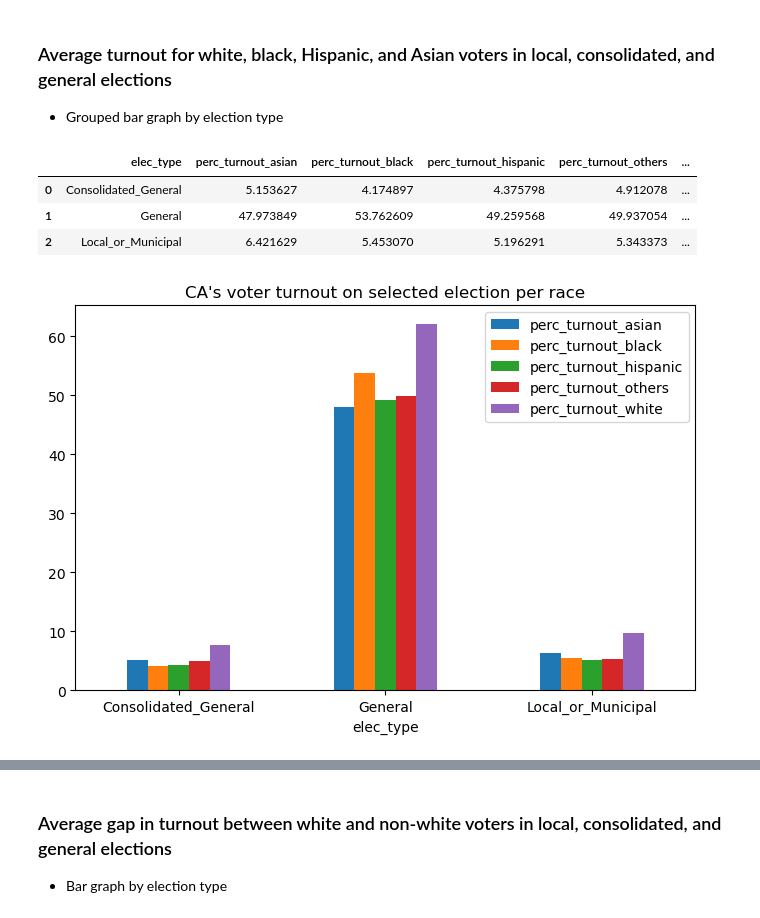
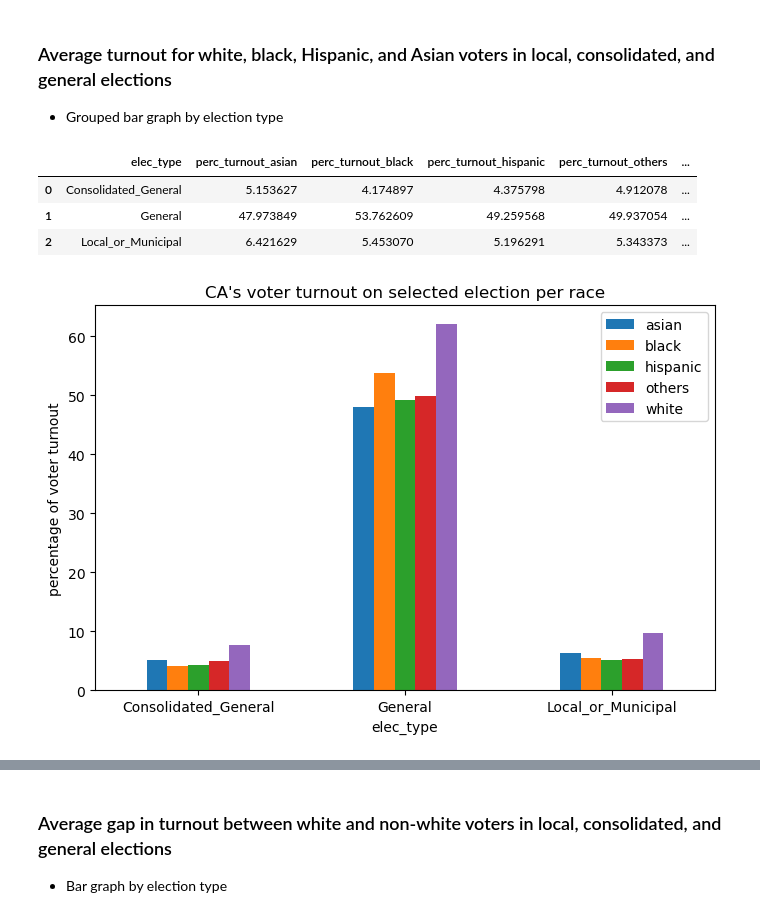
Before and after one commit to jnshzk/capstone, a Jupyter notebook: Visualization_by_race.ipynb, the cells around one changed output, grey strips where cells are left out. Drawn from its saved outputs; the diff is of its cells as text; code cells hidden in the pictures.

```diff
--- a/Visualization_by_race.ipynb
+++ b/Visualization_by_race.ipynb
@@ -4,6 +24,4 @@ import numpy as np
 # %%
-state = "CA"
-
 if state == "CA":
     filepath = '../data/VM2--CA--2022-04-25/'
 if state=='CO':
@@ -22,5 +40,9 @@ if state=='VT':
     filepath = '../data/VM2--VT--2022-04-20/'
 
 voter_turnout_merge = pd.read_csv(f'{filepath}voter_turnout_merged_{state}.csv')
+print(voter_turnout_merge.shape)
+
+voter_turnout_merge = voter_turnout_merge.merge(get_rcv_nonrcv, on = "Residence_Addresses_City", how = "inner")
+print(voter_turnout_merge.shape)
 voter_turnout_merge.head()
 # %% [output]
@@ -59,28 +89,47 @@ voter_turnout_merge_race.head()
 # %% [markdown]
 ### Average turnout for white, black, Hispanic, and Asian voters in local, consolidated, and general elections
 -    Grouped bar graph by election type
-# %%
-elec_turnout_per_race = voter_turnout_merge_race[[col for col in voter_turnout_merge.columns \
-                                                    if "elec_type" in col or\
-                                                    "perc_turnout_asian"  in col or\
-                                                    "perc_turnout_black"  in col or\
-                                                    "perc_turnout_hispanic"  in col or\
-                                                    "perc_turnout_white"  in col or\
-                                                    "perc_turnout_others"  in col ]].groupby('elec_type').mean().reset_index()
-elec_turnout_per_race
-# %% [output]
-|  | elec_type | perc_turnout_asian | perc_turnout_black | perc_turnout_hispanic | perc_turnout_others | ... |
-| 0 | Consolidated_General | 5.153627 | 4.174897 | 4.375798 | 4.912078 | ... |
-| 1 | General | 47.973849 | 53.762609 | 49.259568 | 49.937054 | ... |
-| 2 | Local_or_Municipal | 6.421629 | 5.453070 | 5.196291 | 5.343373 | ... |
+# %%
+def get_elec_turnout_race(df, RCV_nonRCV = False):
+    if RCV_nonRCV == False:
+        agg_df = df[[col for col in df.columns \
+                        if "elec_type" in col or\
+                        "perc_turnout_asian"  in col or\
+                        "perc_turnout_black"  in col or\
+                        "perc_turnout_hispanic"  in col or\
+                        "perc_turnout_white"  in col or\
+                        "perc_turnout_others"  in col ]]
+        agg_df = agg_df.groupby('elec_type').mean().reset_index()
+    if RCV_nonRCV == True:
+        agg_df = df[[col for col in df.columns \
+                        if "RCV" in col or\
+                        "elec_type" in col or\
+                        "perc_turnout_asian"  in col or\
+                        "perc_turnout_black"  in col or\
+                        "perc_turnout_hispanic"  in col or\
+                        "perc_turnout_white"  in col or\
+                        "perc_turnout_others"  in col ]]
+        agg_df = agg_df.groupby(['elec_type', 'RCV']).mean().reset_index()
+    return agg_df
+
+elec_turnout_per_race =get_elec_turnout_race(voter_turnout_merge_race, RCV_nonRCV = False)
+elec_turnout_per_race
+# %% [output]
+|  | elec_type | perc_turnout_asian | perc_turnout_black | perc_turnout_hispanic | perc_turnout_others | ... |
+| 0 | Consolidated_General | 5.153627 | 4.174897 | 4.375798 | 4.912078 | ... |
+| 1 | General | 47.973849 | 53.762609 | 49.259568 | 49.937054 | ... |
+| 2 | Local_or_Municipal | 6.421629 | 5.453070 | 5.196291 | 5.343373 | ... |
 # %%
 fig = elec_turnout_per_race.plot(x='elec_type',
                                  kind='bar',
                                  stacked=False,
                                  title=f'{state}\'s voter turnout on selected election per race',
                                  figsize=(8, 5),
-                                 rot=0).get_figure()
+                                 rot=0)
+
+fig.set_ylabel("percentage of voter turnout")
+fig.legend(["asian", "black", "hispanic", "others", "white"]);
 
 fig.savefig(f'{filepath}elec_turnout_per_race.jpg')
 # %% [output]
-[figure, old version]
+[figure, new version]
```
Also changed, not shown: parts of 10 cells of this notebook.
